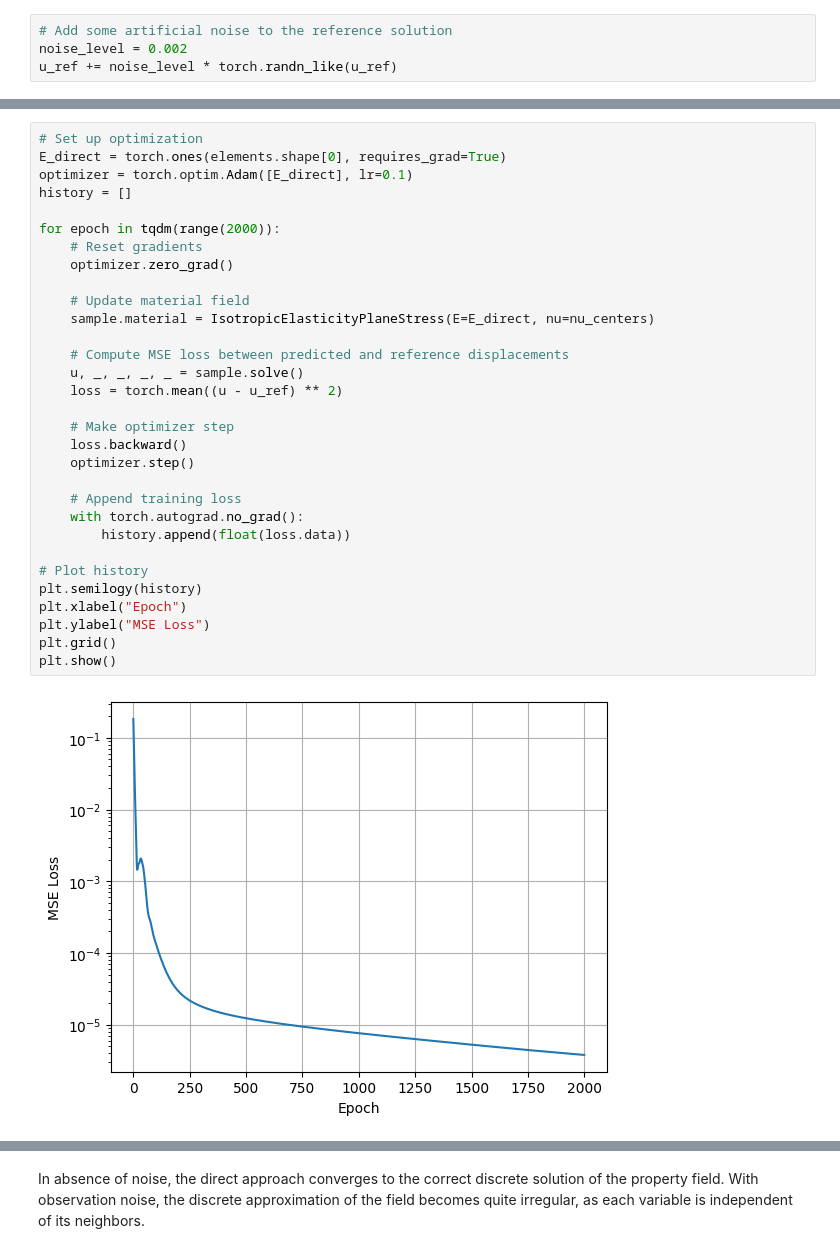
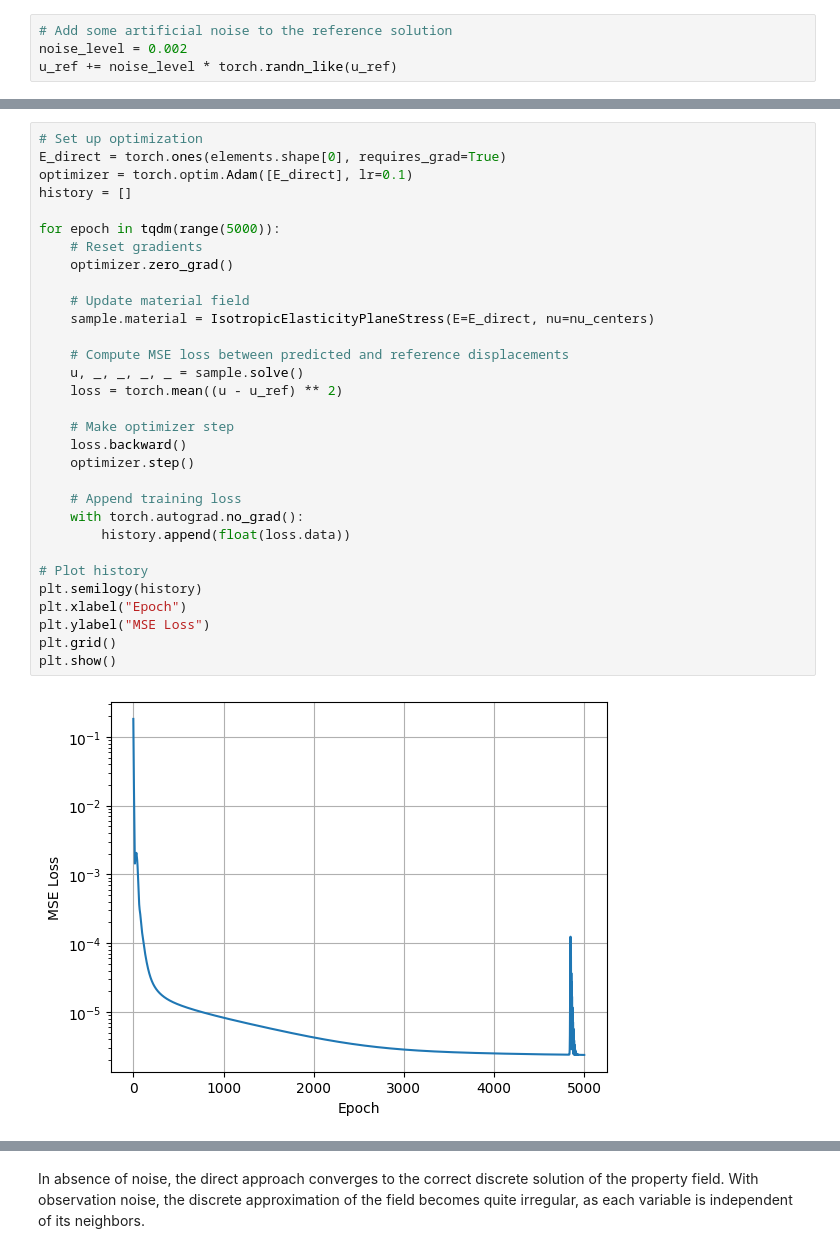
Before and after one commit to meyer-nils/torch-fem, a Jupyter notebook: examples/optimization/planar/property_fields.ipynb, the cells around one changed output, grey strips where cells are left out. Cells and saved outputs as stored; diff of their text form.

```diff
--- a/examples/optimization/planar/property_fields.ipynb
+++ b/examples/optimization/planar/property_fields.ipynb
@@ -91,35 +91,35 @@ with the computed deformation field $u$ given the modulus field $E$ on elements.
 # Set up optimization
 E_direct = torch.ones(elements.shape[0], requires_grad=True)
 optimizer = torch.optim.Adam([E_direct], lr=0.1)
 history = []
 
-for epoch in tqdm(range(2000)):
+for epoch in tqdm(range(5000)):
     # Reset gradients
     optimizer.zero_grad()
 
     # Update material field
     sample.material = IsotropicElasticityPlaneStress(E=E_direct, nu=nu_centers)
 
     # Compute MSE loss between predicted and reference displacements
     u, _, _, _, _ = sample.solve()
     loss = torch.mean((u - u_ref) ** 2)
 
     # Make optimizer step
     loss.backward()
     optimizer.step()
 
     # Append training loss
     with torch.autograd.no_grad():
         history.append(float(loss.data))
 
 # Plot history
 plt.semilogy(history)
 plt.xlabel("Epoch")
 plt.ylabel("MSE Loss")
 plt.grid()
 plt.show()
 # %% [output]
-[figure, old version]
+[figure, new version]
 # %%
 fig, ax = plt.subplots(figsize=(15, 5))
 
```
Also changed, not shown: parts of 7 cells of this notebook.
